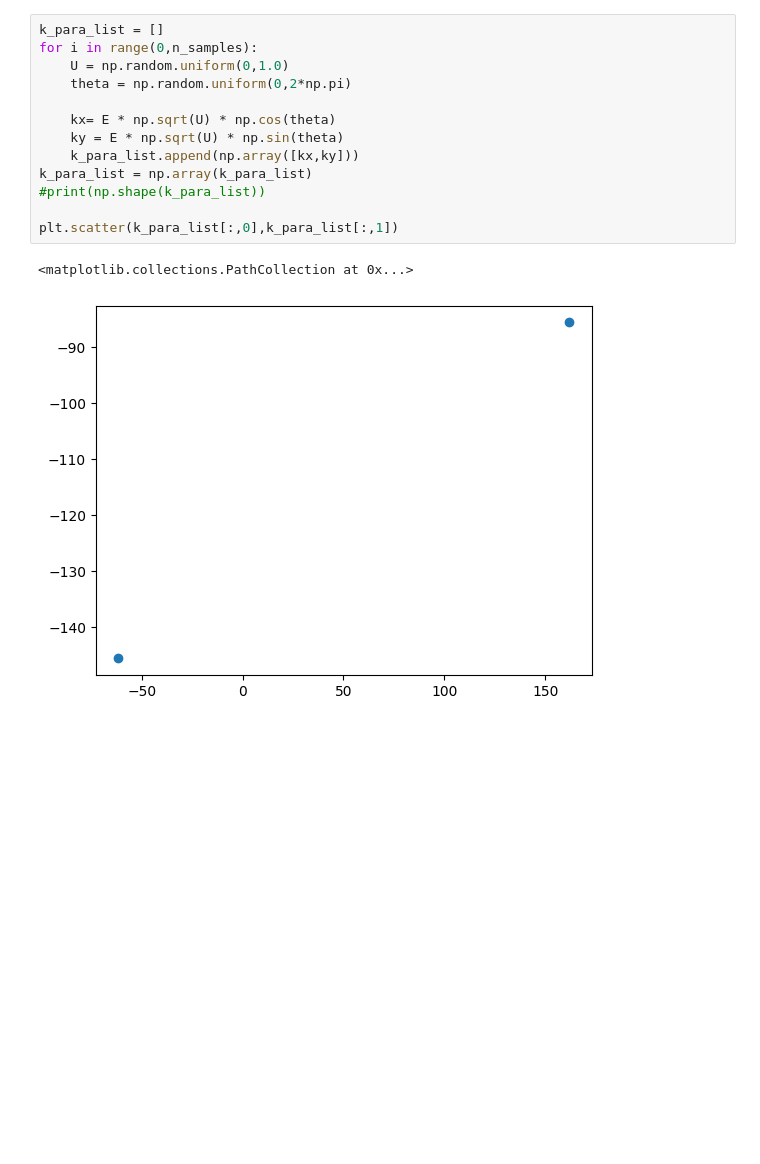
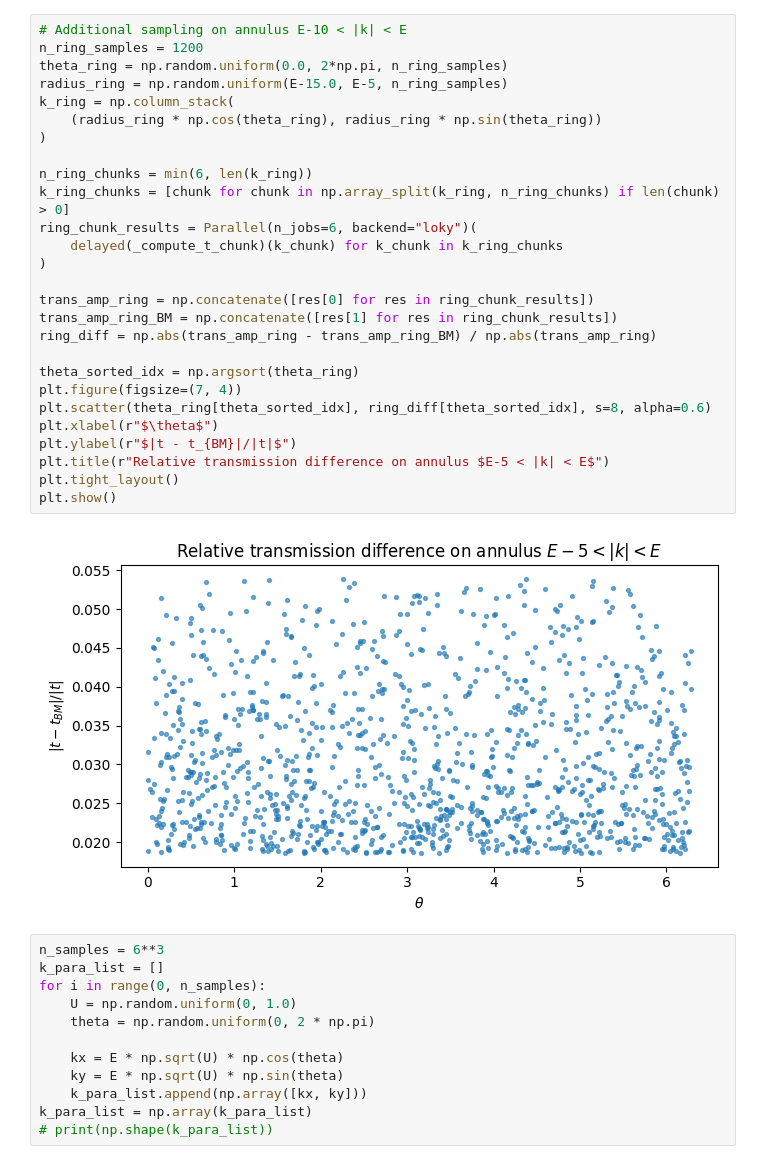
Before and after one commit to ClaudioQTM/2D_array, a Jupyter notebook: src/plots/plot_disp.ipynb, the cells around one changed output. Drawn from its saved outputs; the diff is of its cells as text; blank space fills up the shorter version.

Commit message:
Sync latest changes: model/grid updates, plots, tests; add new .npz data

```diff
--- a/src/plots/plot_disp.ipynb
+++ b/src/plots/plot_disp.ipynb
@@ -51,17 +95,42 @@ np.float64(199.24858845171275)
+# %%
+# Additional sampling on annulus E-10 < |k| < E
+n_ring_samples = 1200
+theta_ring = np.random.uniform(0.0, 2*np.pi, n_ring_samples)
+radius_ring = np.random.uniform(E-15.0, E-5, n_ring_samples)
+k_ring = np.column_stack(
+    (radius_ring * np.cos(theta_ring), radius_ring * np.sin(theta_ring))
+)
+
+n_ring_chunks = min(6, len(k_ring))
+k_ring_chunks = [chunk for chunk in np.array_split(k_ring, n_ring_chunks) if len(chunk) > 0]
+ring_chunk_results = Parallel(n_jobs=6, backend="loky")(
+    delayed(_compute_t_chunk)(k_chunk) for k_chunk in k_ring_chunks
+)
+
+trans_amp_ring = np.concatenate([res[0] for res in ring_chunk_results])
+trans_amp_ring_BM = np.concatenate([res[1] for res in ring_chunk_results])
+ring_diff = np.abs(trans_amp_ring - trans_amp_ring_BM) / np.abs(trans_amp_ring)
+
+theta_sorted_idx = np.argsort(theta_ring)
+plt.figure(figsize=(7, 4))
+plt.scatter(theta_ring[theta_sorted_idx], ring_diff[theta_sorted_idx], s=8, alpha=0.6)
+plt.xlabel(r"$\theta$")
+plt.ylabel(r"$|t - t_{BM}|/|t|$")
+plt.title(r"Relative transmission difference on annulus $E-5 < |k| < E$")
+plt.tight_layout()
+plt.show()
+# %% [output]
+[figure, added]
 # %%
+n_samples = 6**3
 k_para_list = []
-for i in range(0,n_samples):
-    U = np.random.uniform(0,1.0)
-    theta = np.random.uniform(0,2*np.pi)
+for i in range(0, n_samples):
+    U = np.random.uniform(0, 1.0)
+    theta = np.random.uniform(0, 2 * np.pi)
 
-    kx= E * np.sqrt(U) * np.cos(theta)
+    kx = E * np.sqrt(U) * np.cos(theta)
     ky = E * np.sqrt(U) * np.sin(theta)
-    k_para_list.append(np.array([kx,ky]))
+    k_para_list.append(np.array([kx, ky]))
 k_para_list = np.array(k_para_list)
-#print(np.shape(k_para_list))
-
-plt.scatter(k_para_list[:,0],k_para_list[:,1])
+# print(np.shape(k_para_list))
-# %% [output]
-<matplotlib.collections.PathCollection at 0x...>
-[figure, removed]
 # %%
```
Also changed, not shown: parts of 4 cells of this notebook, 16 other files.
